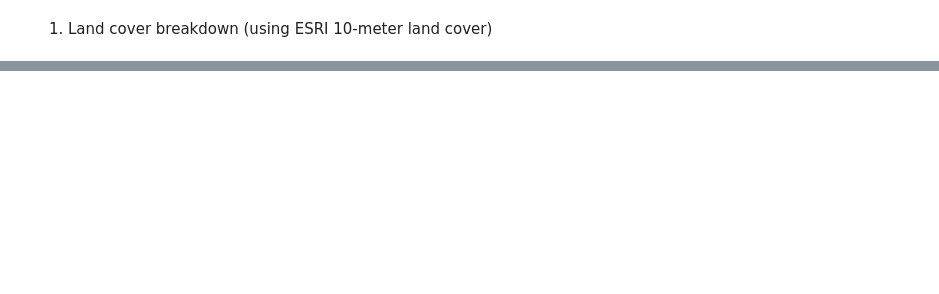
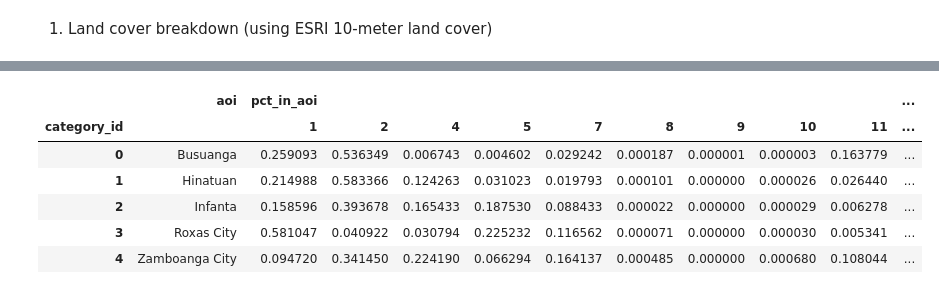
Before and after one commit to jeromemaiquez/gms-ir-mangrove-seagrass-surigao, a Jupyter notebook: notebooks/aoi_characteristics.ipynb, the cells around one changed output, grey strips where cells are left out. Cells and saved outputs as stored; diff of their text form; code cells hidden in the pictures; blank space fills up the shorter version.

```diff
--- a/notebooks/aoi_characteristics.ipynb
+++ b/notebooks/aoi_characteristics.ipynb
@@ -328,0 +320,12 @@ Exception: RasterioIOError('HTTP response code: 409')
+# %%
+LAND_COVER_CATEGORIES = {
+    1: "Water",
+    2: "Trees",
+    4: "Flooded Vegetation",
+    5: "Crops",
+    7: "Built Area",
+    8: "Bare Ground",
+    9: "Snow/Ice",
+    10: "Clouds",
+    11: "Rangeland"
+}
@@ -328,0 +396,11 @@ Exception: RasterioIOError('HTTP response code: 409')
+# %%
+df_lulc_plot = get_percent_share(df_lulc, LAND_COVER_CATEGORIES.keys())
+df_lulc_plot
+# %% [output]
+|  | aoi | pct_in_aoi |  |  |  |  |  |  |  |  | ... |
+| category_id |  | 1 | 2 | 4 | 5 | 7 | 8 | 9 | 10 | 11 | ... |
+| 0 | Busuanga | 0.259093 | 0.536349 | 0.006743 | 0.004602 | 0.029242 | 0.000187 | 0.000001 | 0.000003 | 0.163779 | ... |
+| 1 | Hinatuan | 0.214988 | 0.583366 | 0.124263 | 0.031023 | 0.019793 | 0.000101 | 0.000000 | 0.000026 | 0.026440 | ... |
+| 2 | Infanta | 0.158596 | 0.393678 | 0.165433 | 0.187530 | 0.088433 | 0.000022 | 0.000000 | 0.000029 | 0.006278 | ... |
+| 3 | Roxas City | 0.581047 | 0.040922 | 0.030794 | 0.225232 | 0.116562 | 0.000071 | 0.000000 | 0.000030 | 0.005341 | ... |
+| 4 | Zamboanga City | 0.094720 | 0.341450 | 0.224190 | 0.066294 | 0.164137 | 0.000485 | 0.000000 | 0.000680 | 0.108044 | ... |
```
Also changed, not shown: parts of 45 cells of this notebook, 4 other files.
